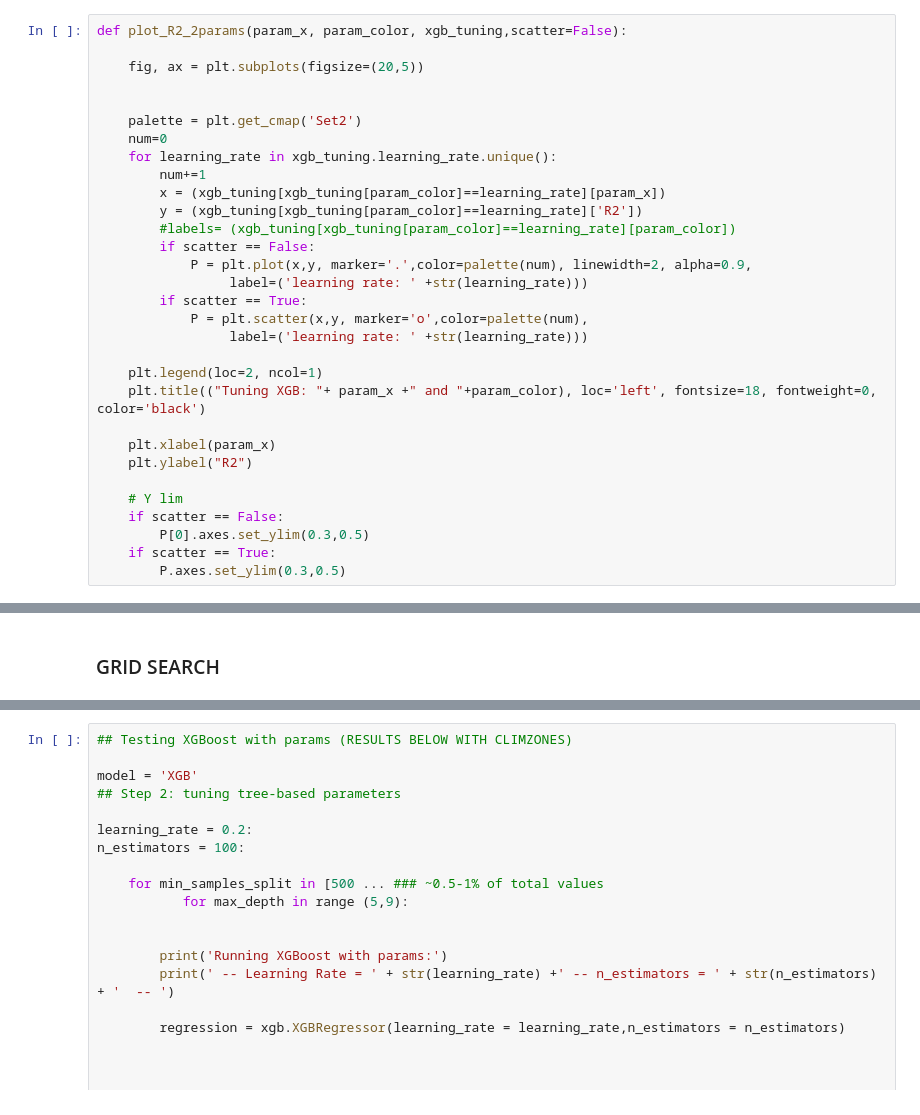
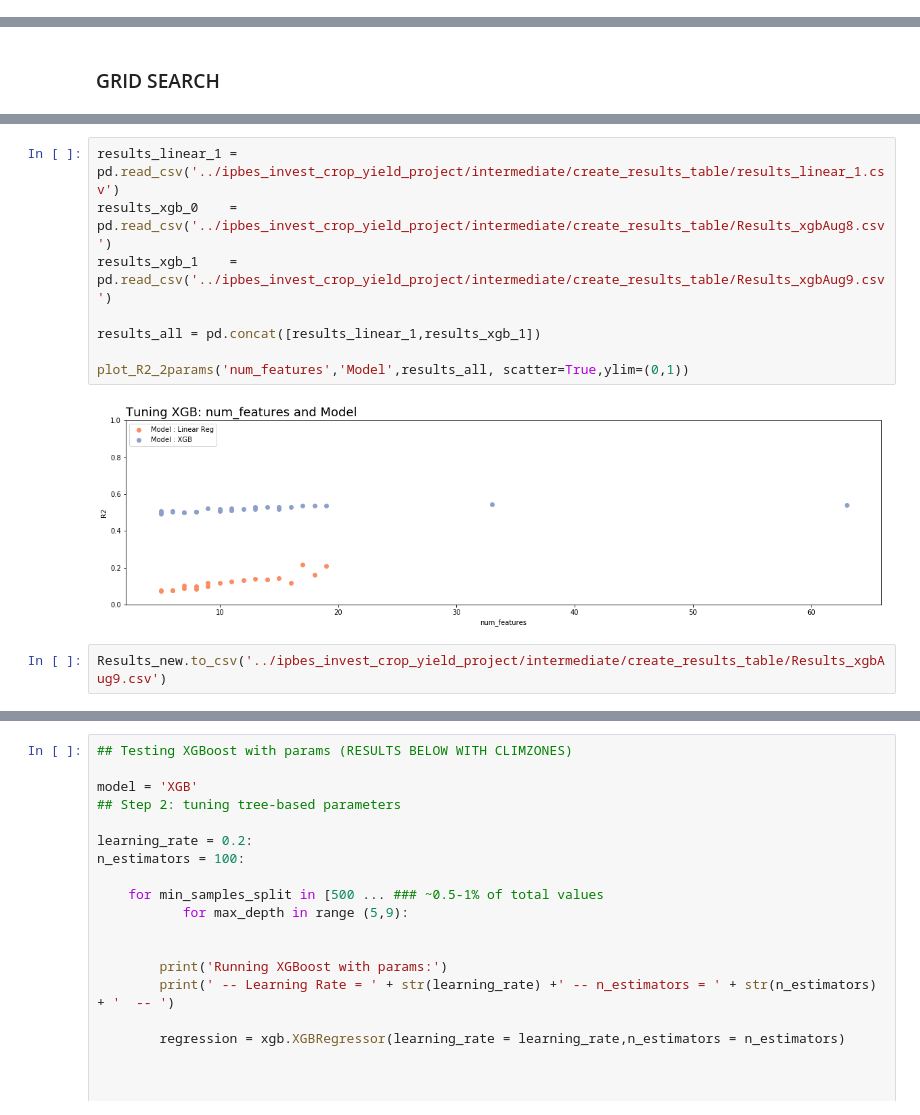
Before and after one commit to jandrewjohnson/ipbes_invest_crop_yield, a Jupyter notebook: v4 Regression Crop Modeling.ipynb, the cells around one changed output, grey strips where cells are left out. Saved outputs shown, nothing was run; the diff lists cells and outputs as text.

```diff
--- a/v4 Regression Crop Modeling.ipynb
+++ b/v4 Regression Crop Modeling.ipynb
@@ -960,34 +910,3 @@ Running XGBoost with params:
 plot_R2_2params('n_estimators', 'learning_rate', xgb_tuning2[xgb_tuning2['num_features']==63])
 # %% [output]
 [figure]
-# %%
-def plot_R2_2params(param_x, param_color, xgb_tuning,scatter=False):
-
-    fig, ax = plt.subplots(figsize=(20,5))
-
-
-    palette = plt.get_cmap('Set2')
-    num=0
-    for learning_rate in xgb_tuning.learning_rate.unique():
-        num+=1
-        x = (xgb_tuning[xgb_tuning[param_color]==learning_rate][param_x])
-        y = (xgb_tuning[xgb_tuning[param_color]==learning_rate]['R2'])
-        #labels= (xgb_tuning[xgb_tuning[param_color]==learning_rate][param_color])
-        if scatter == False:
-            P = plt.plot(x,y, marker='.',color=palette(num), linewidth=2, alpha=0.9,
-                 label=('learning rate: ' +str(learning_rate)))
-        if scatter == True:
-            P = plt.scatter(x,y, marker='o',color=palette(num),
-                 label=('learning rate: ' +str(learning_rate)))
-
-    plt.legend(loc=2, ncol=1)
-    plt.title(("Tuning XGB: "+ param_x +" and "+param_color), loc='left', fontsize=18, fontweight=0, color='black')
-
-    plt.xlabel(param_x)
-    plt.ylabel("R2")
-
-    # Y lim
-    if scatter == False:
-        P[0].axes.set_ylim(0.3,0.5)
-    if scatter == True:
-        P.axes.set_ylim(0.3,0.5)
@@ -1070,0 +1241,12 @@ best_parameters = {'colsample_bytree': 0.75, 'learning_rate': 0.03, 'max_depth':
+# %%
+results_linear_1 =  pd.read_csv('../ipbes_invest_crop_yield_project/intermediate/create_results_table/results_linear_1.csv')
+results_xgb_0    =  pd.read_csv('../ipbes_invest_crop_yield_project/intermediate/create_results_table/Results_xgbAug8.csv')
+results_xgb_1    =  pd.read_csv('../ipbes_invest_crop_yield_project/intermediate/create_results_table/Results_xgbAug9.csv')
+
+results_all = pd.concat([results_linear_1,results_xgb_1])
+
+plot_R2_2params('num_features','Model',results_all, scatter=True,ylim=(0,1))
+# %% [output]
+[figure, added]
+# %%
+Results_new.to_csv('../ipbes_invest_crop_yield_project/intermediate/create_results_table/Results_xgbAug9.csv')
```
Also changed, not shown: parts of 45 cells of this notebook, 2 other files.
